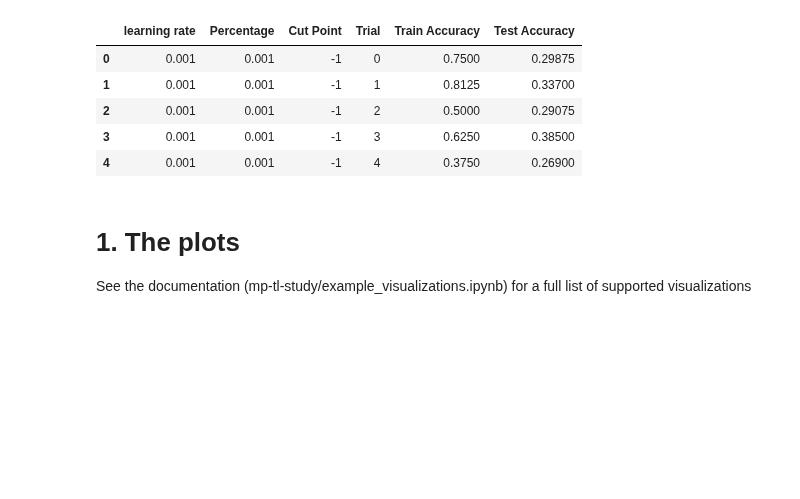
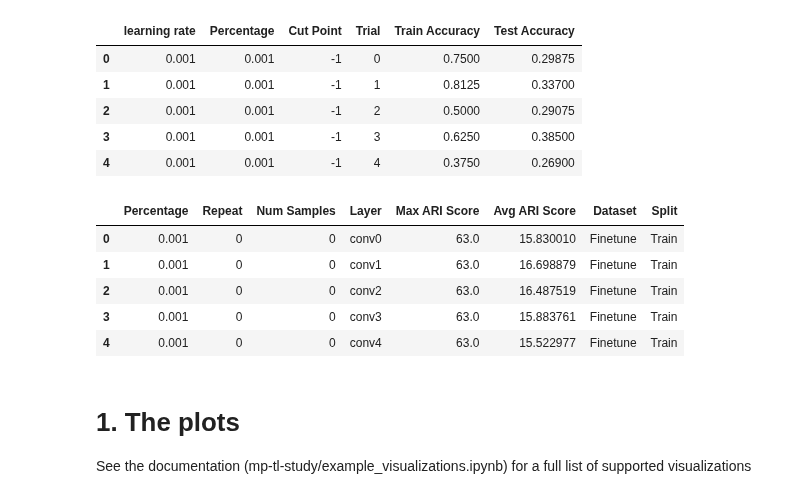
Before and after one commit to tusharmanekar/mp-tl-study, a Jupyter notebook: CIFAR/visualizations.ipynb, the cells around one changed output. Saved outputs shown, nothing was run; the diff lists cells and outputs as text; code cells hidden in the pictures; blank space fills up the shorter version.

```diff
--- a/CIFAR/visualizations.ipynb
+++ b/CIFAR/visualizations.ipynb
@@ -82,12 +82,19 @@ df_other = df.copy()
 df_empirical = df_empirical.drop(79)
 # %%
 # OR LOAD ARI Scores
-"""with open("results_jsons/ari/ari_scores_finetuned_Fashion_to_MNIST.json", "r") as f:
+with open("results/ari-scores/cifar-style-fine-tuned.json", "r") as f:
     ari_scores_all = json.load(f)
 df_ari = pd.DataFrame(ari_scores_all)
 
 # Display the DataFrame (showing the first few rows for brevity)
-df_ari.head()"""
+df_ari.head()
+# %% [output]
+|  | Percentage | Repeat | Num Samples | Layer | Max ARI Score | Avg ARI Score | Dataset | Split |
+| 0 | 0.001 | 0 | 0 | conv0 | 63.0 | 15.830010 | Finetune | Train |
+| 1 | 0.001 | 0 | 0 | conv1 | 63.0 | 16.698879 | Finetune | Train |
+| 2 | 0.001 | 0 | 0 | conv2 | 63.0 | 16.487519 | Finetune | Train |
+| 3 | 0.001 | 0 | 0 | conv3 | 63.0 | 15.883761 | Finetune | Train |
+| 4 | 0.001 | 0 | 0 | conv4 | 63.0 | 15.522977 | Finetune | Train |
 # %% [markdown]
 # 1. The plots
 See the documentation (mp-tl-study/example_visualizations.ipynb) for a full list of supported visualizations
```
Also changed, not shown: parts of 8 cells of this notebook, 12 other files.
